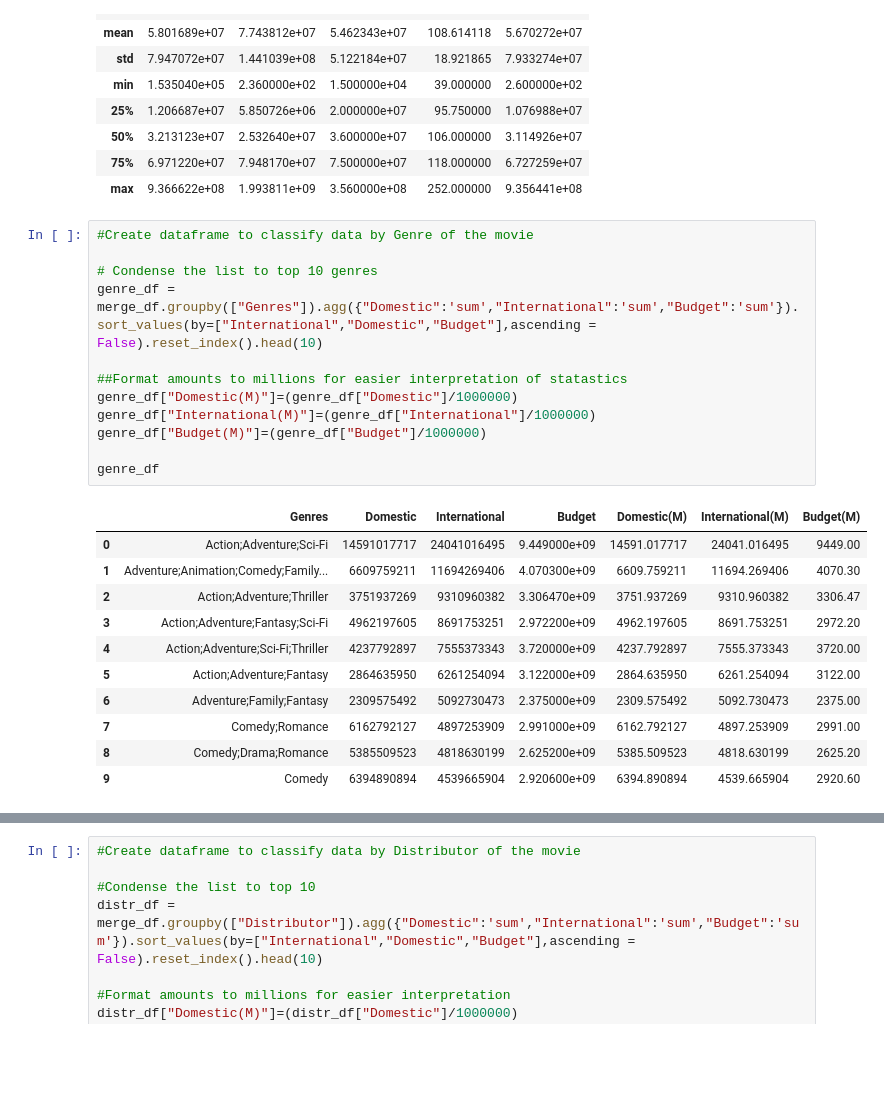
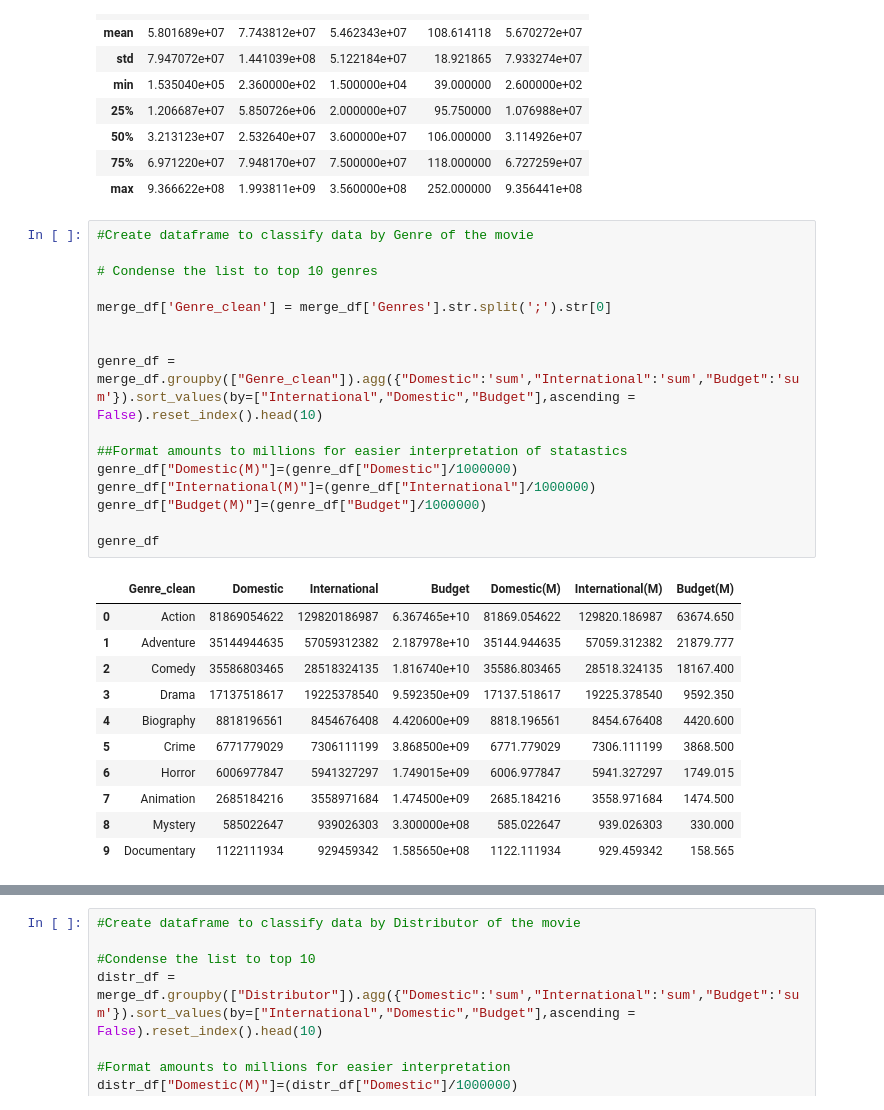
Before and after one commit to PielordZZ/3-is-the-Magic-Number, a Jupyter notebook: Domestic vs International.ipynb, the cells around one changed output, grey strips where cells are left out. Saved outputs shown, nothing was run; the diff lists cells and outputs as text; blank space fills up the shorter version.

```diff
--- a/Domestic vs International.ipynb
+++ b/Domestic vs International.ipynb
@@ -58,27 +58,31 @@ merge_df.describe()
 # %%
 #Create dataframe to classify data by Genre of the movie
 
 # Condense the list to top 10 genres
-genre_df = merge_df.groupby(["Genres"]).agg({"Domestic":'sum',"International":'sum',"Budget":'sum'}).sort_values(by=["International","Domestic","Budget"],ascending = False).reset_index().head(10)
+
+merge_df['Genre_clean'] = merge_df['Genres'].str.split(';').str[0]
+
+
+genre_df = merge_df.groupby(["Genre_clean"]).agg({"Domestic":'sum',"International":'sum',"Budget":'sum'}).sort_values(by=["International","Domestic","Budget"],ascending = False).reset_index().head(10)
 
 ##Format amounts to millions for easier interpretation of statastics
 genre_df["Domestic(M)"]=(genre_df["Domestic"]/1000000)
 genre_df["International(M)"]=(genre_df["International"]/1000000)
 genre_df["Budget(M)"]=(genre_df["Budget"]/1000000)
 
 genre_df
 # %% [output]
-|  | Genres | Domestic | International | Budget | Domestic(M) | International(M) | Budget(M) |
-| 0 | Action;Adventure;Sci-Fi | 14591017717 | 24041016495 | 9.449000e+09 | 14591.017717 | 24041.016495 | 9449.00 |
-| 1 | Adventure;Animation;Comedy;Family... | 6609759211 | 11694269406 | 4.070300e+09 | 6609.759211 | 11694.269406 | 4070.30 |
-| 2 | Action;Adventure;Thriller | 3751937269 | 9310960382 | 3.306470e+09 | 3751.937269 | 9310.960382 | 3306.47 |
-| 3 | Action;Adventure;Fantasy;Sci-Fi | 4962197605 | 8691753251 | 2.972200e+09 | 4962.197605 | 8691.753251 | 2972.20 |
-| 4 | Action;Adventure;Sci-Fi;Thriller | 4237792897 | 7555373343 | 3.720000e+09 | 4237.792897 | 7555.373343 | 3720.00 |
-| 5 | Action;Adventure;Fantasy | 2864635950 | 6261254094 | 3.122000e+09 | 2864.635950 | 6261.254094 | 3122.00 |
-| 6 | Adventure;Family;Fantasy | 2309575492 | 5092730473 | 2.375000e+09 | 2309.575492 | 5092.730473 | 2375.00 |
-| 7 | Comedy;Romance | 6162792127 | 4897253909 | 2.991000e+09 | 6162.792127 | 4897.253909 | 2991.00 |
-| 8 | Comedy;Drama;Romance | 5385509523 | 4818630199 | 2.625200e+09 | 5385.509523 | 4818.630199 | 2625.20 |
-| 9 | Comedy | 6394890894 | 4539665904 | 2.920600e+09 | 6394.890894 | 4539.665904 | 2920.60 |
+|  | Genre_clean | Domestic | International | Budget | Domestic(M) | International(M) | Budget(M) |
+| 0 | Action | 81869054622 | 129820186987 | 6.367465e+10 | 81869.054622 | 129820.186987 | 63674.650 |
+| 1 | Adventure | 35144944635 | 57059312382 | 2.187978e+10 | 35144.944635 | 57059.312382 | 21879.777 |
+| 2 | Comedy | 35586803465 | 28518324135 | 1.816740e+10 | 35586.803465 | 28518.324135 | 18167.400 |
+| 3 | Drama | 17137518617 | 19225378540 | 9.592350e+09 | 17137.518617 | 19225.378540 | 9592.350 |
+| 4 | Biography | 8818196561 | 8454676408 | 4.420600e+09 | 8818.196561 | 8454.676408 | 4420.600 |
+| 5 | Crime | 6771779029 | 7306111199 | 3.868500e+09 | 6771.779029 | 7306.111199 | 3868.500 |
+| 6 | Horror | 6006977847 | 5941327297 | 1.749015e+09 | 6006.977847 | 5941.327297 | 1749.015 |
+| 7 | Animation | 2685184216 | 3558971684 | 1.474500e+09 | 2685.184216 | 3558.971684 | 1474.500 |
+| 8 | Mystery | 585022647 | 939026303 | 3.300000e+08 | 585.022647 | 939.026303 | 330.000 |
+| 9 | Documentary | 1122111934 | 929459342 | 1.585650e+08 | 1122.111934 | 929.459342 | 158.565 |
 # %%
 #Create a chart showing budget in bars and domestic and international earnings on line by Genre
 
```
Also changed, not shown: parts of 7 cells of this notebook.
